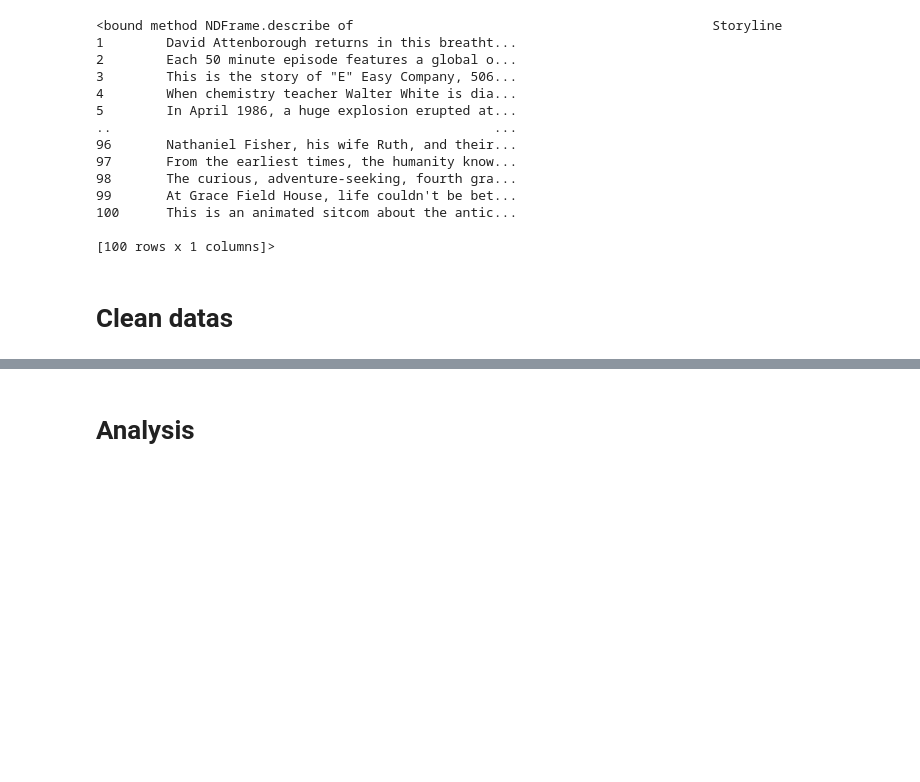
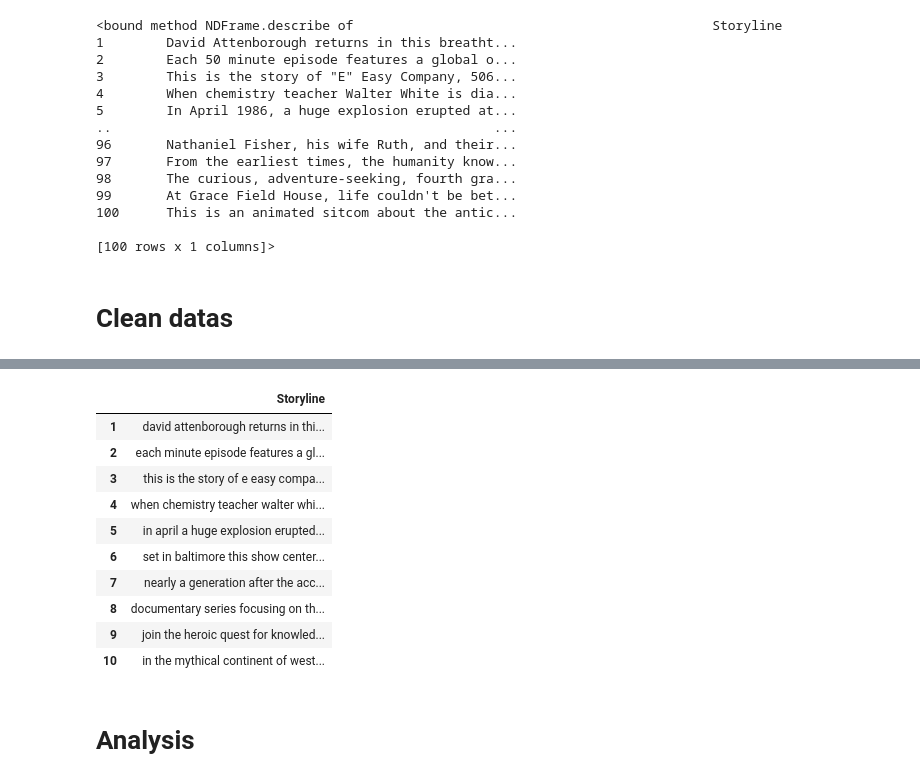
Before and after one commit to lstoESME/dt_Projet_Serie, a Jupyter notebook: codes/NLP/NLP.ipynb, the cells around one changed output, grey strips where cells are left out. Cells and saved outputs as stored; diff of their text form; code cells hidden in the pictures; blank space fills up the shorter version.

Commit message:
df 10 top series

```diff
--- a/codes/NLP/NLP.ipynb
+++ b/codes/NLP/NLP.ipynb
@@ -117,4 +113,21 @@ df_storylines["Storyline"]
 Name: Storyline, Length: 100, dtype: object
+# %%
+# Create dataframe with top 10 series.
+
+df_top_ten = pd.DataFrame(df_storylines.iloc[0:10,0])
+df_top_ten
+# %% [output]
+|  | Storyline |
+| 1 | david attenborough returns in thi... |
+| 2 | each minute episode features a gl... |
+| 3 | this is the story of e easy compa... |
+| 4 | when chemistry teacher walter whi... |
+| 5 | in april a huge explosion erupted... |
+| 6 | set in baltimore this show center... |
+| 7 | nearly a generation after the acc... |
+| 8 | documentary series focusing on th... |
+| 9 | join the heroic quest for knowled... |
+| 10 | in the mythical continent of west... |
 # %% [markdown]
 # Analysis
 # %% [markdown]
```
Also changed, not shown: parts of 7 cells of this notebook, 3 other files.
